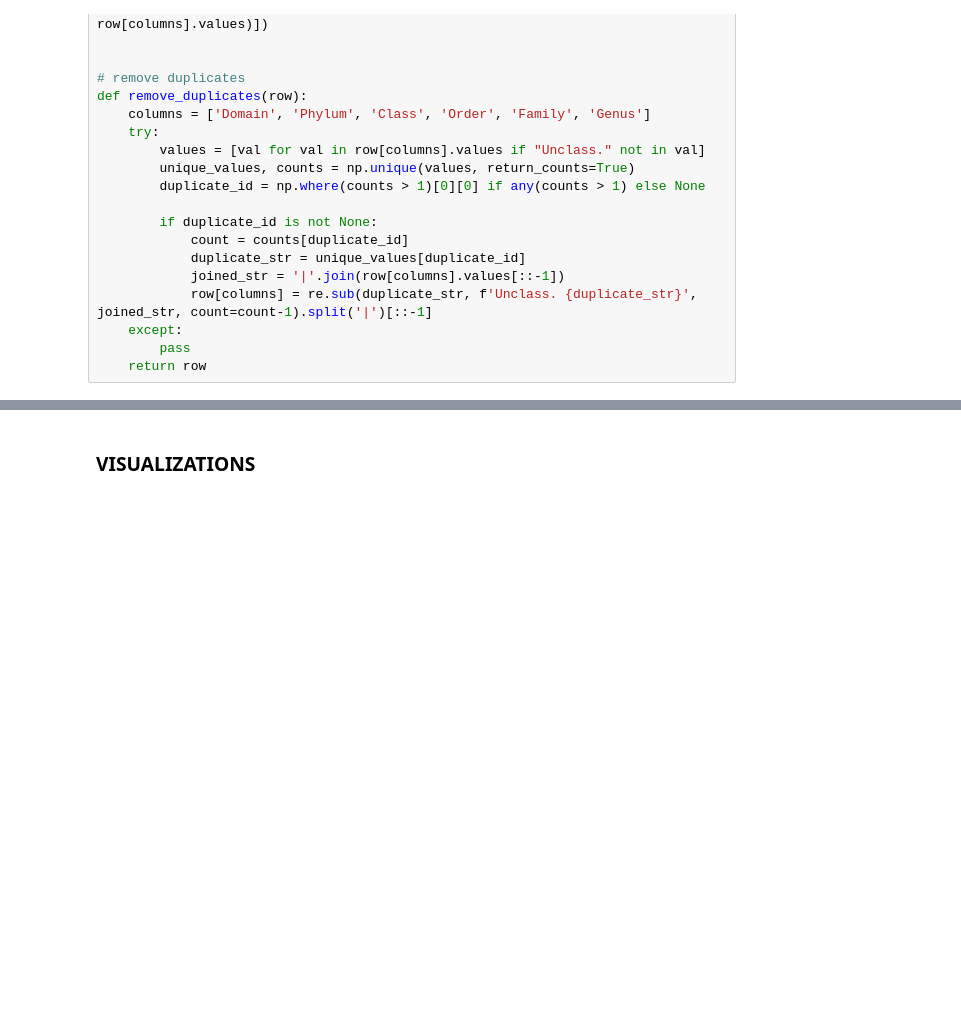
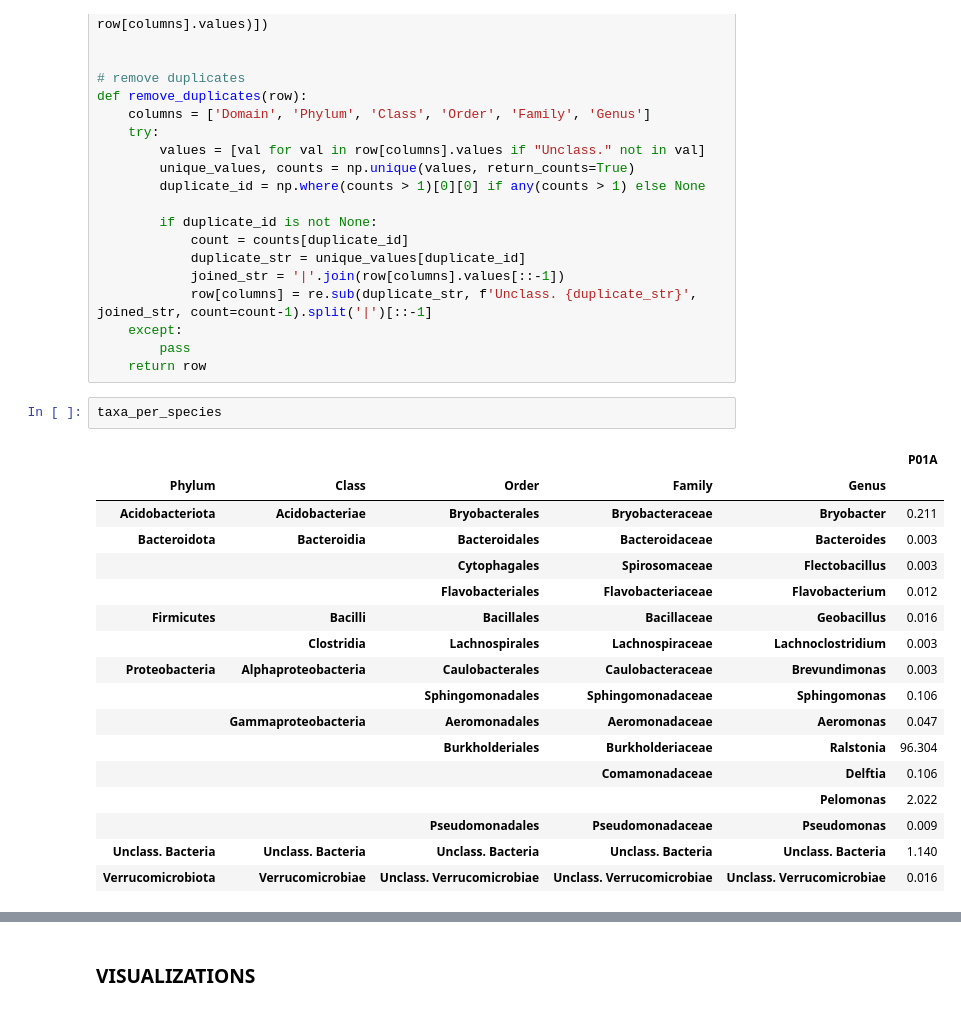
Before and after one commit to nezapajek/proteus-skin-microbiome, a Jupyter notebook: bacteria/02_taxonomic-analysis.ipynb, the cells around one changed output, grey strips where cells are left out. Saved outputs shown, nothing was run; the diff lists cells and outputs as text; blank space fills up the shorter version.

```diff
--- a/bacteria/02_taxonomic-analysis.ipynb
+++ b/bacteria/02_taxonomic-analysis.ipynb
@@ -248,6 +244,26 @@ def remove_duplicates(row):
     except:
         pass
     return row
+# %%
+taxa_per_species
+# %% [output]
+|  |  |  |  |  | P01A |
+| Phylum | Class | Order | Family | Genus |  |
+| Acidobacteriota | Acidobacteriae | Bryobacterales | Bryobacteraceae | Bryobacter | 0.211 |
+| Bacteroidota | Bacteroidia | Bacteroidales | Bacteroidaceae | Bacteroides | 0.003 |
+|  |  | Cytophagales | Spirosomaceae | Flectobacillus | 0.003 |
+|  |  | Flavobacteriales | Flavobacteriaceae | Flavobacterium | 0.012 |
+| Firmicutes | Bacilli | Bacillales | Bacillaceae | Geobacillus | 0.016 |
+|  | Clostridia | Lachnospirales | Lachnospiraceae | Lachnoclostridium | 0.003 |
+| Proteobacteria | Alphaproteobacteria | Caulobacterales | Caulobacteraceae | Brevundimonas | 0.003 |
+|  |  | Sphingomonadales | Sphingomonadaceae | Sphingomonas | 0.106 |
+|  | Gammaproteobacteria | Aeromonadales | Aeromonadaceae | Aeromonas | 0.047 |
+|  |  | Burkholderiales | Burkholderiaceae | Ralstonia | 96.304 |
+|  |  |  | Comamonadaceae | Delftia | 0.106 |
+|  |  |  |  | Pelomonas | 2.022 |
+|  |  | Pseudomonadales | Pseudomonadaceae | Pseudomonas | 0.009 |
+| Unclass. Bacteria | Unclass. Bacteria | Unclass. Bacteria | Unclass. Bacteria | Unclass. Bacteria | 1.140 |
+| Verrucomicrobiota | Verrucomicrobiae | Unclass. Verrucomicrobiae | Unclass. Verrucomicrobiae | Unclass. Verrucomicrobiae | 0.016 |
 # %%
 # run once for each sample (subject)
 # choose a sample
```
Also changed, not shown: parts of 11 cells of this notebook, 8 other files.
